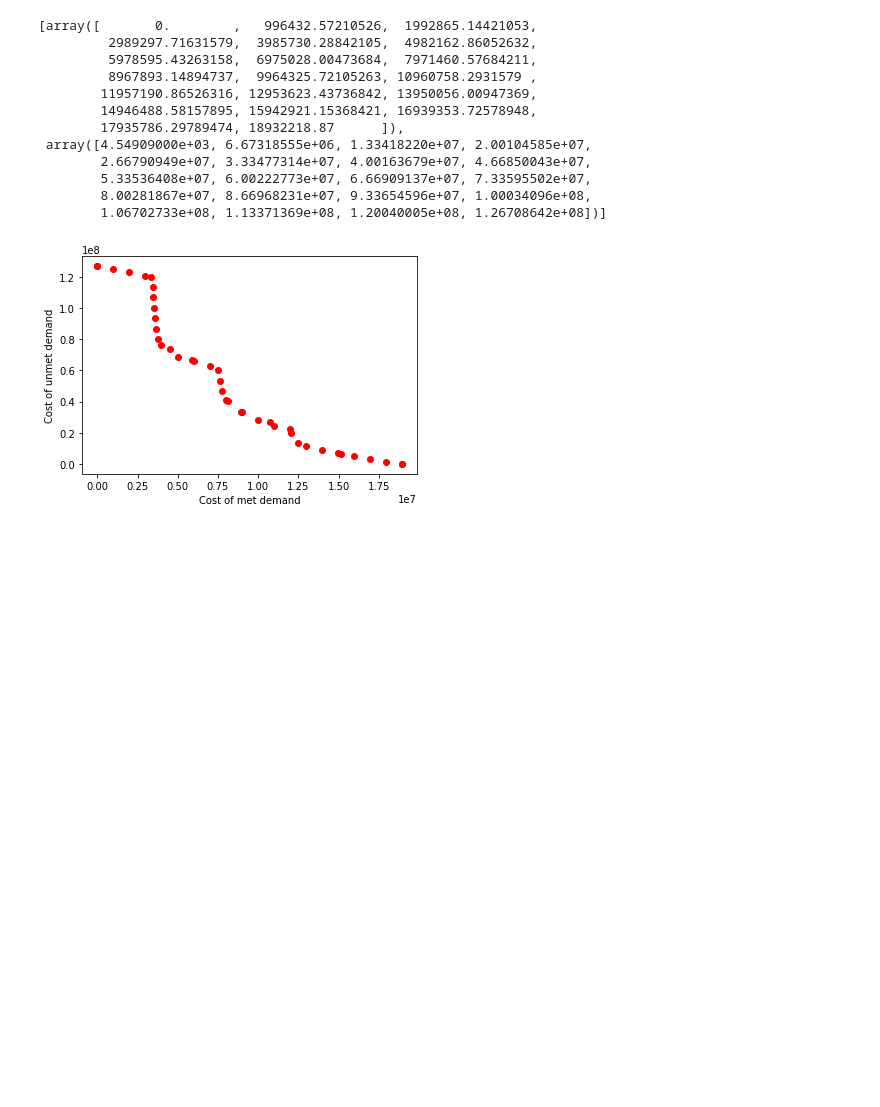
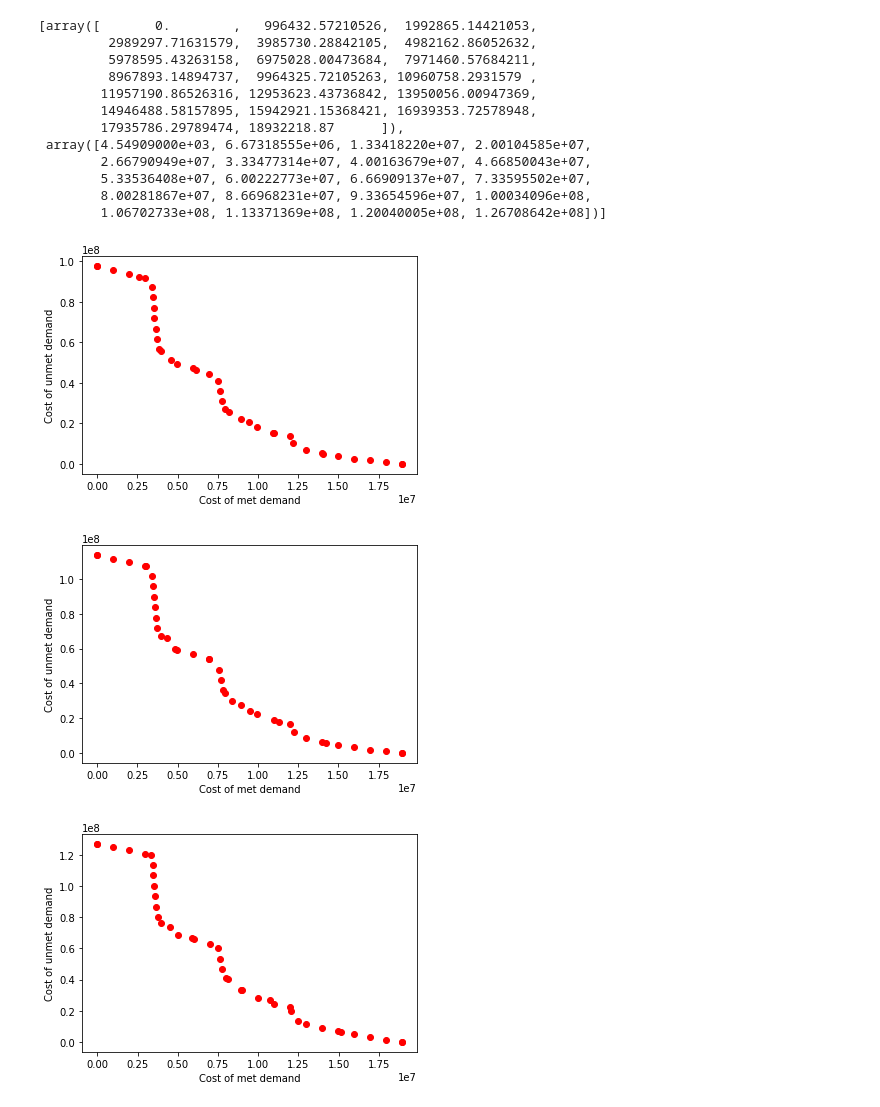
Before and after one commit to dkabe/SC_Resilience, a Jupyter notebook: Notebooks/E_constraint.ipynb, the cells around one changed output. Saved outputs shown, nothing was run; the diff lists cells and outputs as text; code cells hidden in the pictures; blank space fills up the shorter version.

Commit message:
e_constraint

```diff
--- a/Notebooks/E_constraint.ipynb
+++ b/Notebooks/E_constraint.ipynb
@@ -58,5 +59,3 @@ mesh_refine = [resolution]*len(lb)
 linsp = [np.linspace(lb[l], ub[l], mesh_refine[l]) for l in range(len(lb))]
 # %%
 np.savetxt('/home/dkabe/Model_brainstorming/Epsilon_Constraint/Two_Objectives/Instance_5/Ranges/0.5_ranges.txt', linsp)
-# %%
-data = np.loadtxt('/home/dkabe/Model_brainstorming/Epsilon_Constraint/Two_Objectives/Instance_5/e_cons_results_0.95.txt')
@@ -68,7 +62,19 @@ y = data[:,1]
+# %%
+rl = [0.5, 0.75, 0.95]
+x_list = []
+y_list = []
 # %%
-plt.plot(x, y, 'ro')
-plt.xlabel("Cost of met demand")
-plt.ylabel("Cost of unmet demand")
-plt.show()
+for r_level in rl:
+    data = np.loadtxt('/home/dkabe/Model_brainstorming/Epsilon_Constraint/Two_Objectives/Instance_5/e_cons_results_' + str(r_level) + '.txt')
+    x = data[:,0]
+    y = data[:,1]
+    plt.plot(x, y, 'ro')
+    plt.xlabel("Cost of met demand")
+    plt.ylabel("Cost of unmet demand")
+    plt.show()
+    x_list.append(x)
+    y_list.append(y)
 # %% [output]
-[figure, old version]
+[figure, new version]
+[figure, added]
+[figure, added]
```
Also changed, not shown: parts of 4 cells of this notebook.
